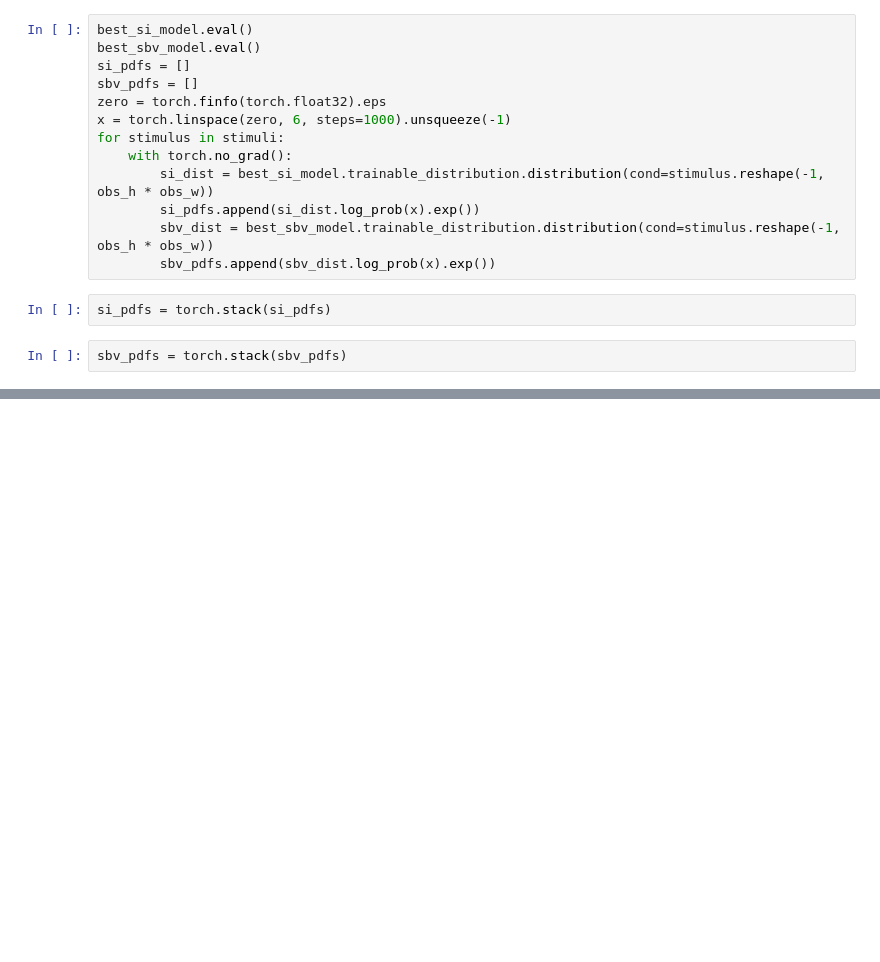
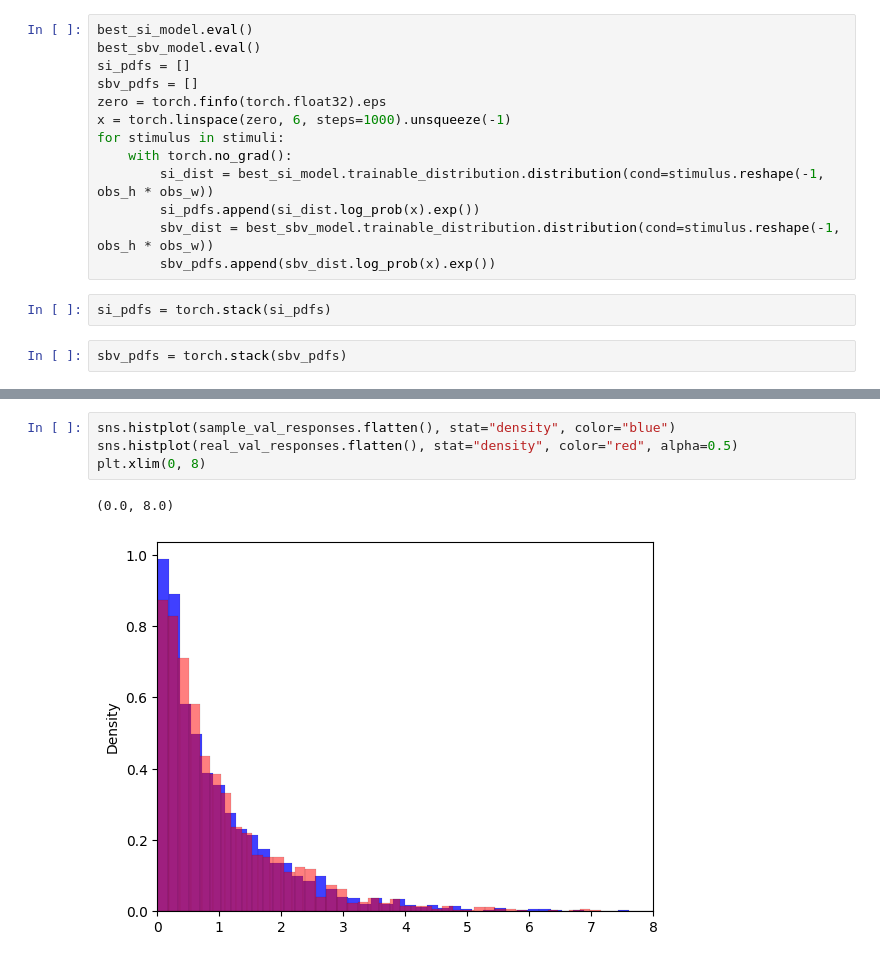
Before and after one commit to suhasshrinivasan/task-transfer, a Jupyter notebook: experiments/learning/compare_si_sbv.ipynb, the cells around one changed output, grey strips where cells are left out. Cells and saved outputs as stored; diff of their text form; blank space fills up the shorter version.

```diff
--- a/experiments/learning/compare_si_sbv.ipynb
+++ b/experiments/learning/compare_si_sbv.ipynb
@@ -166,0 +450,7 @@ plt.legend()
+# %%
+sns.histplot(sample_val_responses.flatten(), stat="density", color="blue")
+sns.histplot(real_val_responses.flatten(), stat="density", color="red", alpha=0.5)
+plt.xlim(0, 8)
+# %% [output]
+(0.0, 8.0)
+[figure, added]
```
Also changed, not shown: parts of 31 cells of this notebook, 5 other files.
